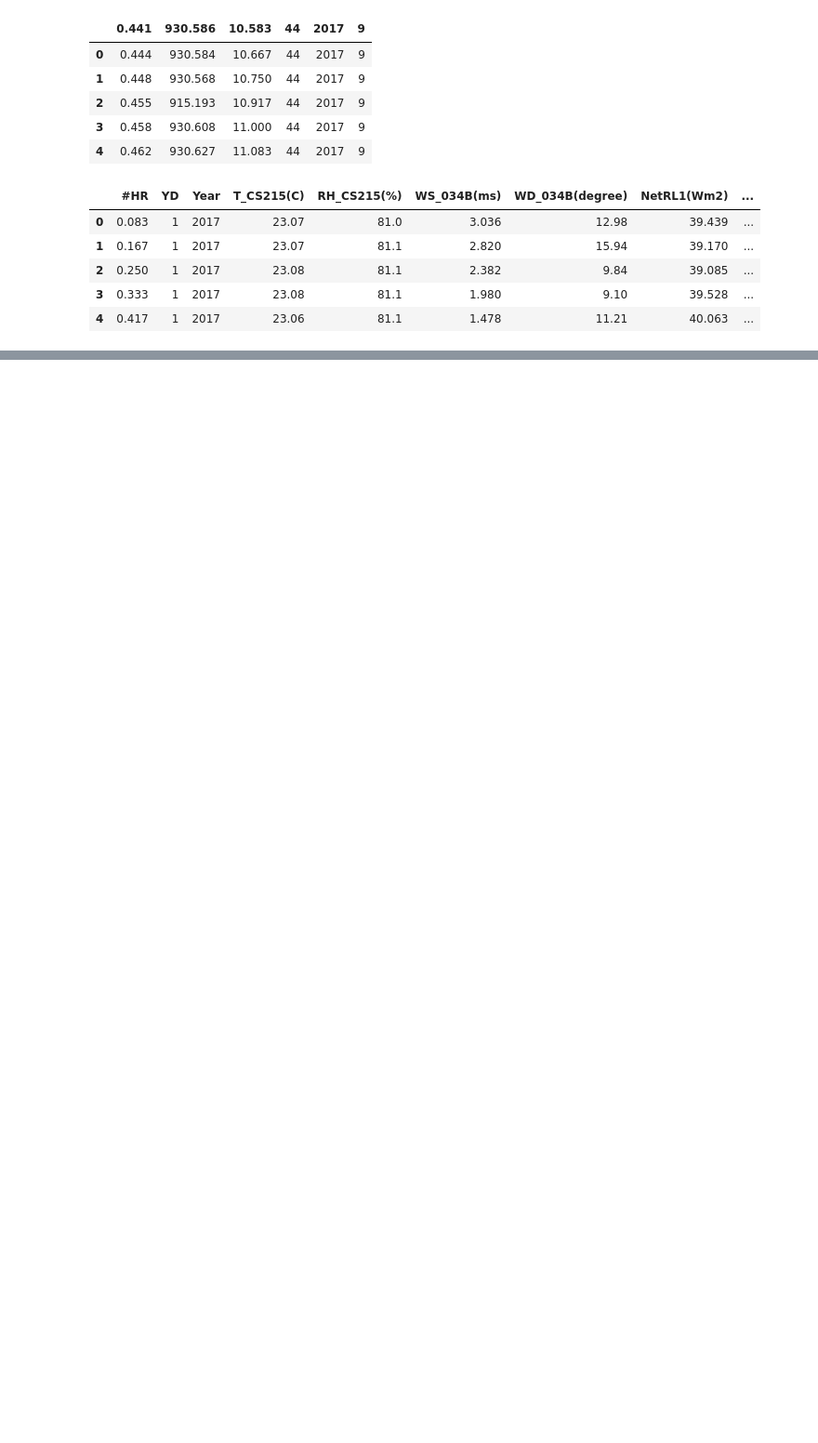
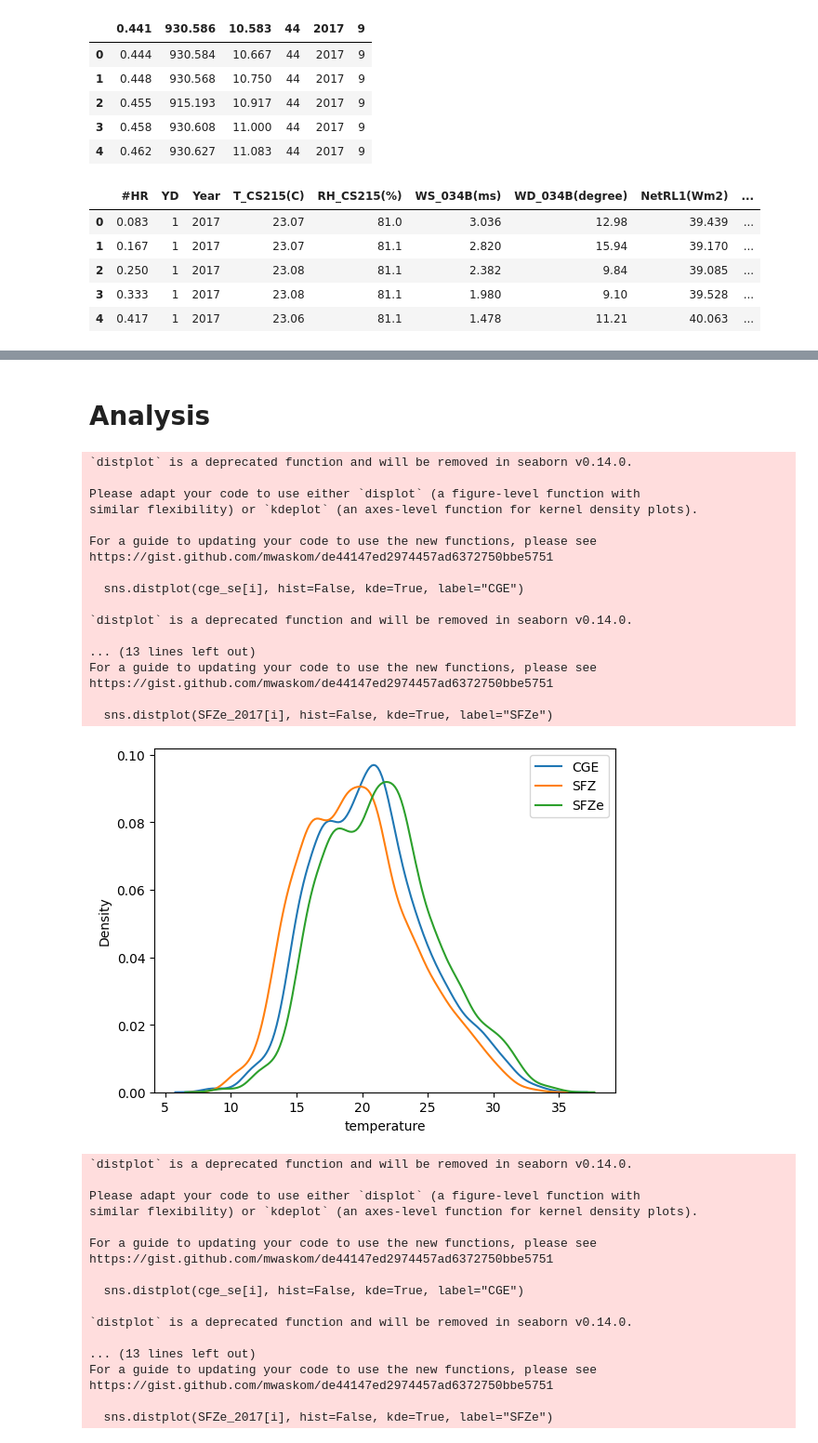
Before and after one commit to plbalmeida/ml-uhi, a Jupyter notebook: notebooks/5.0-iag-data-analysis.ipynb, the cells around one changed output, grey strips where cells are left out. Shown at 93% size. Saved outputs shown, nothing was run; the diff lists cells and outputs as text; code cells hidden in the pictures; blank space fills up the shorter version.

Commit message:
starting analysis between IAG and CGE data

```diff
--- a/notebooks/5.0-iag-data-analysis.ipynb
+++ b/notebooks/5.0-iag-data-analysis.ipynb
@@ -178,0 +278,21 @@ SFZe_2017
+# %%
+obj = s3_client.get_object(Bucket="cge", Key="processed/parelheiros.csv")
+cge_parelheiros = pd.read_csv(io.BytesIO(obj["Body"].read()))
+cge_parelheiros = cge_parelheiros[(cge_parelheiros.timestamp >= "2017-01-01") & (cge_parelheiros.timestamp <= "2017-12-31")]
+
+cge_parelheiros = cge_parelheiros[[
+    "timestamp",
+    "temperature",
+    "precipitation_lag_1H",
+    "relative_humidity_lag_1H",
+    "pressure_lag_1H",
+    "wind_velocity_x_lag_1H",
+    "wind_velocity_y_lag_1H"
+    ]]
+
+for i in ["precipitation_lag_1H", "relative_humidity_lag_1H", "pressure_lag_1H", "wind_velocity_x_lag_1H", "wind_velocity_y_lag_1H"]:
+    cge_parelheiros[i] = cge_parelheiros[i].shift(periods=1)
+
+cge_parelheiros.columns = ["timestamp", "temperature", "precipitation", "relative_humidity", "pressure", "wind_velocity_x", "wind_velocity_y"]
+cge_parelheiros = cge_parelheiros.dropna()
+cge_parelheiros
@@ -178,0 +313,51 @@ SFZe_2017
+# %% [markdown]
+# Analysis
+# %%
+import seaborn as sns
+import matplotlib.pyplot as plt
+
+for i in ["temperature", "relative_humidity", "wind_velocity_x", "wind_velocity_y"]:
+    try:
+        sns.distplot(cge_se[i], hist=False, kde=True, label="CGE")
+        sns.distplot(SFZ_2017[i], hist=False, kde=True, label="SFZ")
+        sns.distplot(SFZe_2017[i], hist=False, kde=True, label="SFZe")
+        plt.legend()
+        plt.show()
+    except:
+        pass
+# %% [output]
+`distplot` is a deprecated function and will be removed in seaborn v0.14.0.
+
+Please adapt your code to use either `displot` (a figure-level function with
+similar flexibility) or `kdeplot` (an axes-level function for kernel density plots).
+
+For a guide to updating your code to use the new functions, please see
+https://gist.github.com/mwaskom/de44147ed2974457ad6372750bbe5751
+
+  sns.distplot(cge_se[i], hist=False, kde=True, label="CGE")
+
+`distplot` is a deprecated function and will be removed in seaborn v0.14.0.
+
+... (13 lines left out)
+For a guide to updating your code to use the new functions, please see
+https://gist.github.com/mwaskom/de44147ed2974457ad6372750bbe5751
+
+  sns.distplot(SFZe_2017[i], hist=False, kde=True, label="SFZe")
+[figure, added]
+`distplot` is a deprecated function and will be removed in seaborn v0.14.0.
+
+Please adapt your code to use either `displot` (a figure-level function with
+similar flexibility) or `kdeplot` (an axes-level function for kernel density plots).
+
+For a guide to updating your code to use the new functions, please see
+https://gist.github.com/mwaskom/de44147ed2974457ad6372750bbe5751
+
+  sns.distplot(cge_se[i], hist=False, kde=True, label="CGE")
+
+`distplot` is a deprecated function and will be removed in seaborn v0.14.0.
+
+... (13 lines left out)
+For a guide to updating your code to use the new functions, please see
+https://gist.github.com/mwaskom/de44147ed2974457ad6372750bbe5751
+
+  sns.distplot(SFZe_2017[i], hist=False, kde=True, label="SFZe")
```
Also changed, not shown: parts of 17 cells of this notebook, 3 other files.
